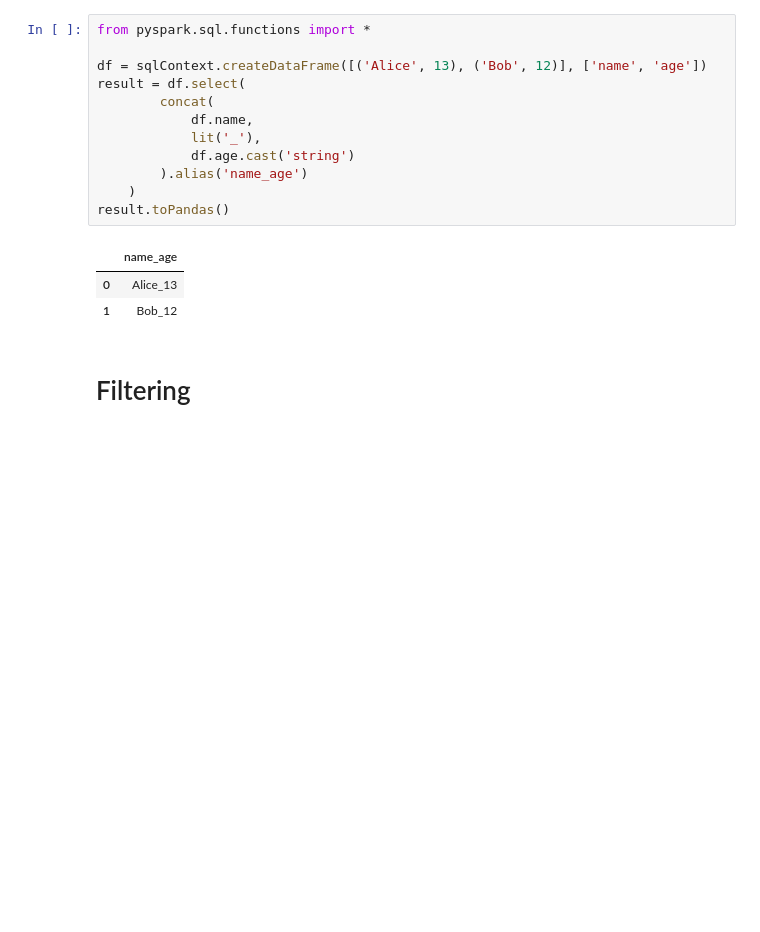
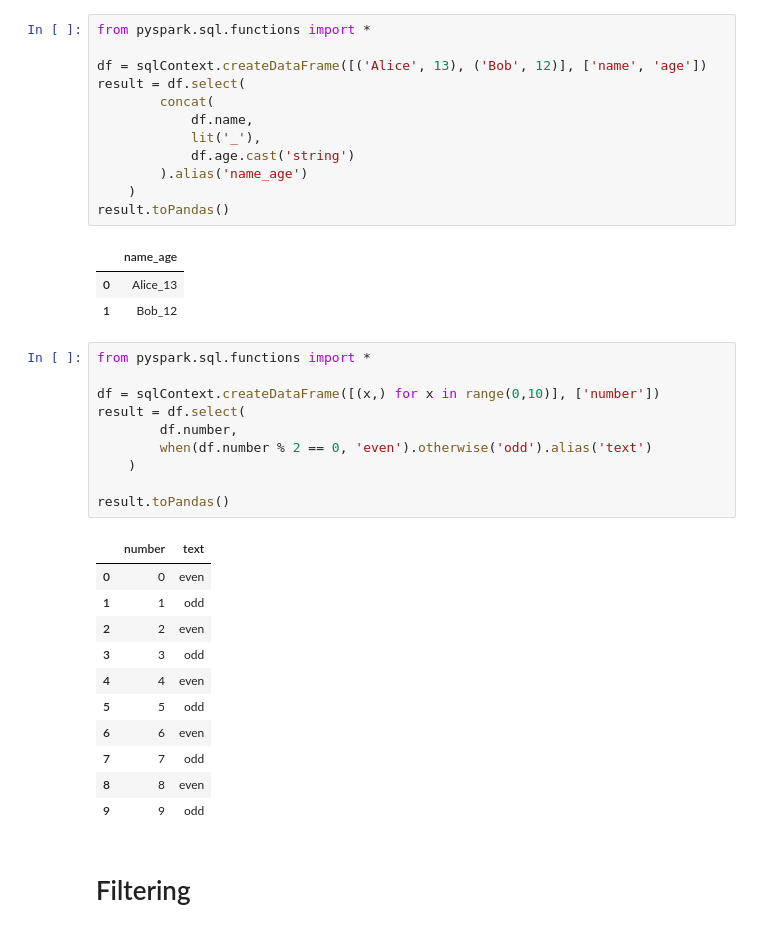
Before and after one commit to dimajix/spark-training, a Jupyter notebook: jupyter-pyspark/PySpark DataFrame Snippets.ipynb, the cells around one changed output. Cells and saved outputs as stored; diff of their text form; blank space fills up the shorter version.

Commit message:
Added case/when to PySpark DataFrame snippets

```diff
--- a/jupyter-pyspark/PySpark DataFrame Snippets.ipynb
+++ b/jupyter-pyspark/PySpark DataFrame Snippets.ipynb
@@ -129,6 +129,28 @@ result.toPandas()
 |  | name_age |
 | 0 | Alice_13 |
 | 1 | Bob_12 |
+# %%
+from pyspark.sql.functions import *
+
+df = sqlContext.createDataFrame([(x,) for x in range(0,10)], ['number'])
+result = df.select(
+        df.number,
+        when(df.number % 2 == 0, 'even').otherwise('odd').alias('text')
+    )
+
+result.toPandas()
+# %% [output]
+|  | number | text |
+| 0 | 0 | even |
+| 1 | 1 | odd |
+| 2 | 2 | even |
+| 3 | 3 | odd |
+| 4 | 4 | even |
+| 5 | 5 | odd |
+| 6 | 6 | even |
+| 7 | 7 | odd |
+| 8 | 8 | even |
+| 9 | 9 | odd |
 # %% [markdown]
 # Filtering
 # %%
```
Also changed, not shown: 1 other file.
